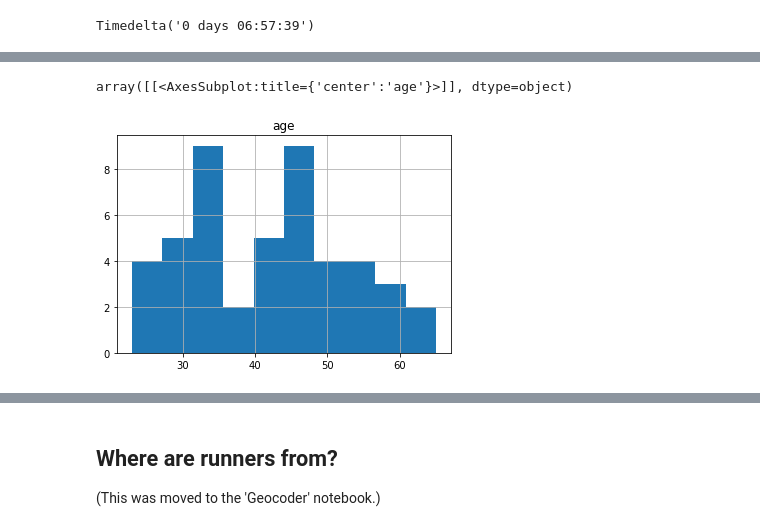
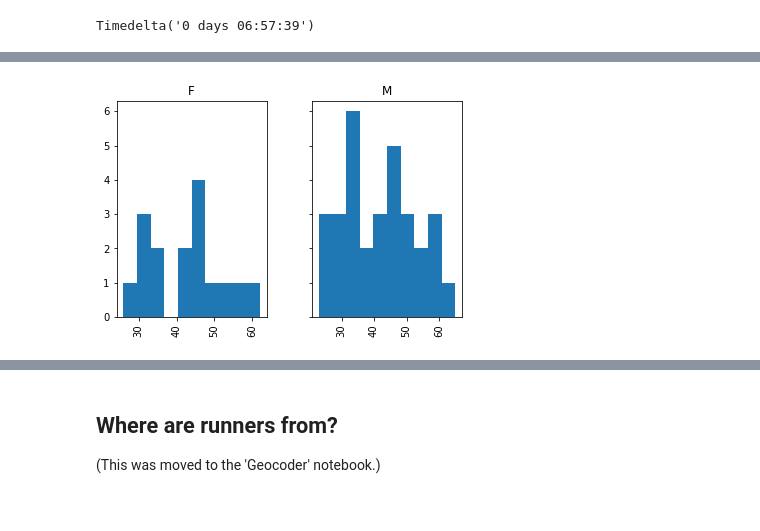
Before and after one commit to CraftyJack/racing_analysis, a Jupyter notebook: 02_EDA/racing_EDA.ipynb, the cells around one changed output, grey strips where cells are left out. Drawn from its saved outputs; the diff is of its cells as text; code cells hidden in the pictures.

```diff
--- a/02_EDA/racing_EDA.ipynb
+++ b/02_EDA/racing_EDA.ipynb
@@ -275,5 +383,4 @@ finish_buddies_df.describe()
 # %%
-finish_buddies_df.hist(column = 'age')
+finish_buddies_df.hist(column = 'age', by=finish_buddies_df['gender'], sharey=True);
 # %% [output]
-array([[<AxesSubplot:title={'center':'age'}>]], dtype=object)
-[figure, old version]
+[figure, new version]
```
Also changed, not shown: parts of 70 cells of this notebook.
